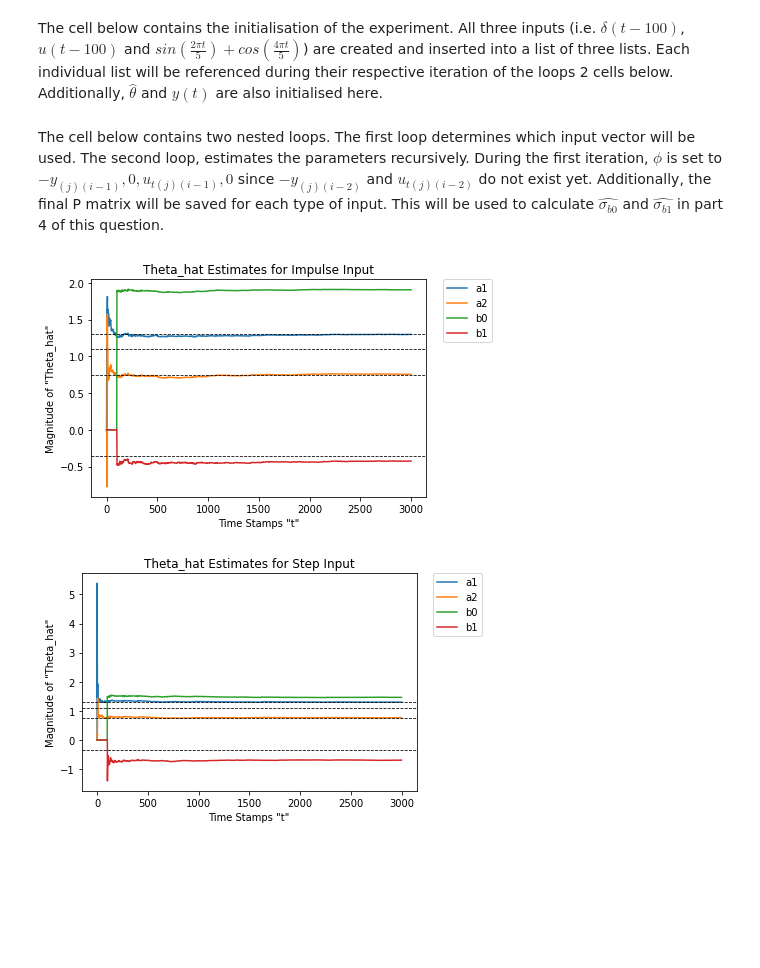
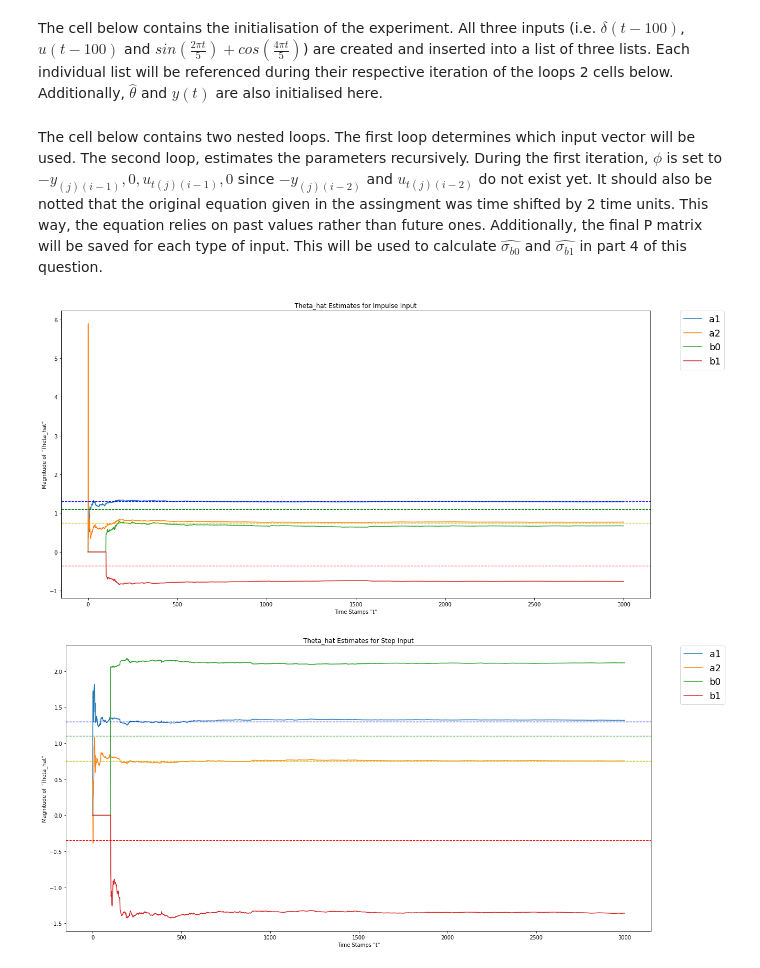
Before and after one commit to cplan082-tech/Adaptive_Control, a Jupyter notebook: assignments/A1/A1.ipynb, the cells around one changed output. Cells and saved outputs as stored; diff of their text form; code cells hidden in the pictures; blank space fills up the shorter version.

```diff
--- a/assignments/A1/A1.ipynb
+++ b/assignments/A1/A1.ipynb
@@ -139,7 +174,7 @@ theta_hat0 = np.reshape(np.array([0]*4), (-1,1)) # initial theta estimations wil
 # creating a list of three lists which will be used to store the theta_hats of all three runs
 theta_hat = [[theta_hat0] for i in range(len(u_t))]
 # %% [markdown]
-The cell below contains two nested loops. The first loop determines which input vector will be used. The second loop, estimates the parameters recursively. During the first iteration, $\phi$ is set to $-y_{(j)(i-1)}, 0, u_{t(j)(i-1)}, 0$ since $-y_{(j)(i-2)}$ and $u_{t(j)(i-2)}$ do not exist yet. Additionally, the final P matrix will be saved for each type of input. This will be used to calculate $\hat{\sigma_{b0}}$ and $\hat{\sigma_{b1}}$ in part 4 of this question.
+The cell below contains two nested loops. The first loop determines which input vector will be used. The second loop, estimates the parameters recursively. During the first iteration, $\phi$ is set to $-y_{(j)(i-1)}, 0, u_{t(j)(i-1)}, 0$ since $-y_{(j)(i-2)}$ and $u_{t(j)(i-2)}$ do not exist yet. It should also be notted that the original equation given in the assingment was time shifted by 2 time units. This way, the equation relies on past values rather than future ones. Additionally, the final P matrix will be saved for each type of input. This will be used to calculate $\hat{\sigma_{b0}}$ and $\hat{\sigma_{b1}}$ in part 4 of this question.
 # %%
 p_final = [] # used to derive sigma_hat_b0 and sigma_hat_b1 in part 4 of this question
 for j in range(len(u_t)):
@@ -150,12 +185,15 @@ for j in range(len(u_t)):
         else:
             phi = np.array([-y[j][i-1], -y[j][i-2], u_t[j][i-1], u_t[j][i-2]])
 
-        phi = np.asarray(phi).reshape(-1,1) # changes phi's dimensions from (4,) to [4,1] enabling transpose operations
+        # changes phi's dimensions from (4,) to [4,1] enabling transpose operations
+        phi = np.asarray(phi).reshape(-1,1)
         y[j].append(np.reshape(phi.T@theta0 + np.random.normal(0, sigma), ()))
-        p = inv(inv(p) + phi*phi.T)
+        p = inv(inv(p) + phi@phi.T)
         k = p@phi
         theta_hat[j].append(theta_hat[j][i-1] + k*(y[j][i] - phi.T@theta_hat[j][i-1]))
-        if (i == sample_depth - 1): # The data collected with this "if" statement will be used in part 4 of Q2
+
+        # The data collected with this "if" statement will be used in part 4 of Q2
+        if (i == sample_depth - 1):
             p_final.append(p)
 
 df_lst = [pd.DataFrame(np.asarray(theta_hat[i]).reshape(-1,4,),
@@ -163,23 +201,29 @@ df_lst = [pd.DataFrame(np.asarray(theta_hat[i]).reshape(-1,4,),
 # %%
 import matplotlib.pyplot as mpl
 import seaborn as sns
 
-def theta_hat_ploter(df, title, line_width=0.8):
+mpl.rcParams['figure.figsize'] = [20, 10]
+
+def theta_hat_ploter(df, title, line_width=1.2):
     graph = sns.lineplot(data=df, dashes=False)
 
-    graph.axhline(y=a1, color='black', linestyle='--', linewidth=line_width, label='a1')
-    graph.axhline(y=a2, color='black', linestyle='--', linewidth=line_width, label='a2')
-    graph.axhline(y=b0, color='black', linestyle='--', linewidth=line_width, label='b0')
-    graph.axhline(y=b1, color='black', linestyle='--', linewidth=line_width, label='b1')
+    graph.axhline(y=a1, color='b', linestyle='--', linewidth=line_width, label='a1')
+    graph.axhline(y=a2, color='y', linestyle='--', linewidth=line_width, label='a2')
+    graph.axhline(y=b0, color='g', linestyle='--', linewidth=line_width, label='b0')
+    graph.axhline(y=b1, color='r', linestyle='--', linewidth=line_width, label='b1')
 
     mpl.title(title)
     mpl.ylabel('Magnitude of "Theta_hat"')
     mpl.xlabel('Time Stamps "t"')
-    mpl.legend(bbox_to_anchor=(1.05, 1), loc=2, borderaxespad=0, labels=df_lst[2].columns)
+    mpl.legend(bbox_to_anchor=(1.05, 1),
+               loc=2,
+               borderaxespad=0,
+               labels=df_lst[2].columns,
+               fontsize='xx-large')
     mpl.show()
 
 theta_hat_ploter(df_lst[0], 'Theta_hat Estimates for Impulse Input')
 theta_hat_ploter(df_lst[1], 'Theta_hat Estimates for Step Input')
 # %% [output]
-[figure, old version]
+[figure, new version]
-[figure, old version]
+[figure, new version]
```
Also changed, not shown: parts of 13 cells of this notebook.
